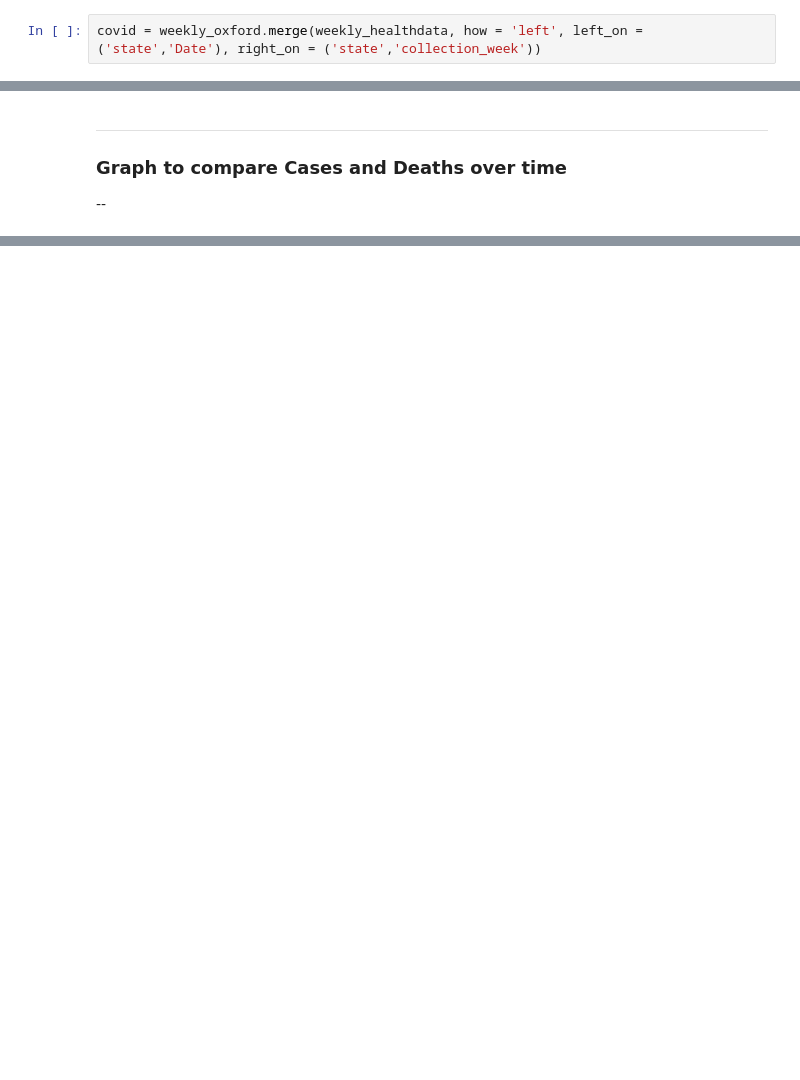
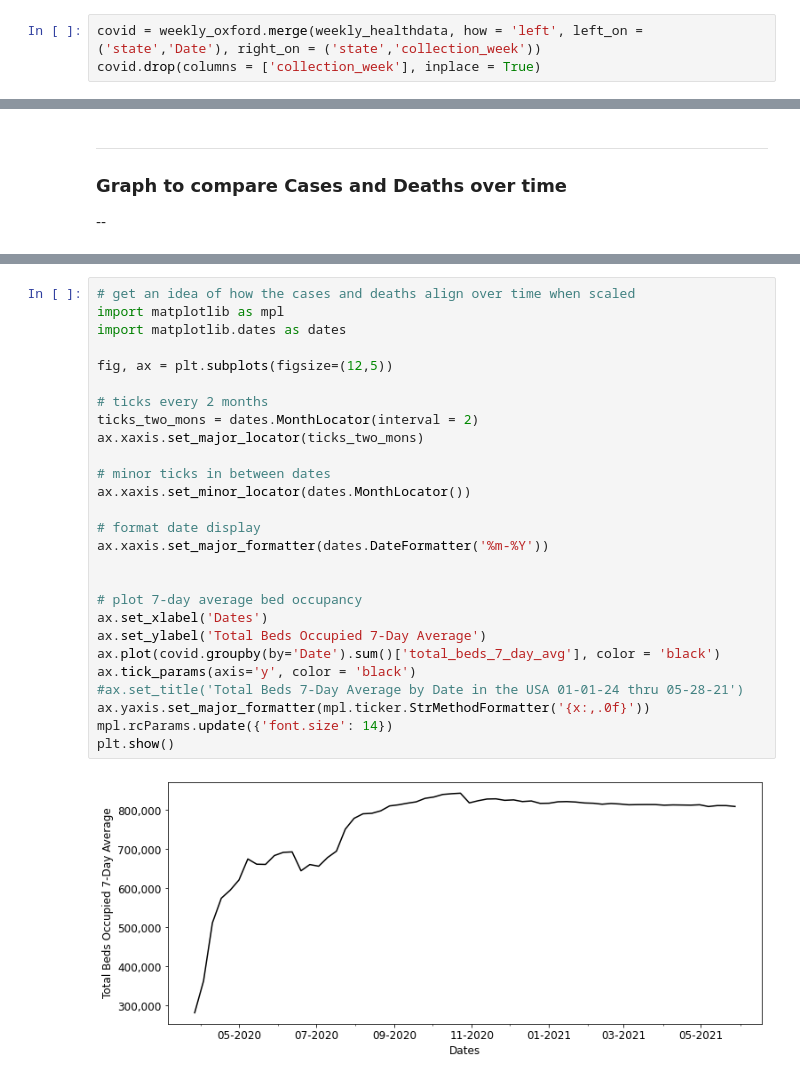
Before and after one commit to justinehly/covid_capstone, a Jupyter notebook: Python/Capstone A - COVID-19.ipynb, the cells around one changed output, grey strips where cells are left out. Saved outputs shown, nothing was run; the diff lists cells and outputs as text; blank space fills up the shorter version.

```diff
--- a/Python/Capstone A - COVID-19.ipynb
+++ b/Python/Capstone A - COVID-19.ipynb
@@ -562,6 +582,7 @@ dtype: datetime64[ns]
 ### <font color='yellow'>Start Dataset Merge</font>
 # %%
 covid = weekly_oxford.merge(weekly_healthdata, how = 'left', left_on = ('state','Date'), right_on = ('state','collection_week'))
+covid.drop(columns = ['collection_week'], inplace = True)
 # %%
 print(covid.shape)
 print(covid.isna().sum().sum())
@@ -706,0 +732,29 @@ oxford
+# %%
+# get an idea of how the cases and deaths align over time when scaled
+import matplotlib as mpl
+import matplotlib.dates as dates
+
+fig, ax = plt.subplots(figsize=(12,5))
+
+# ticks every 2 months
+ticks_two_mons = dates.MonthLocator(interval = 2)
+ax.xaxis.set_major_locator(ticks_two_mons)
+
+# minor ticks in between dates
+ax.xaxis.set_minor_locator(dates.MonthLocator())
+
+# format date display
+ax.xaxis.set_major_formatter(dates.DateFormatter('%m-%Y'))
+
+
+# plot 7-day average bed occupancy
+ax.set_xlabel('Dates')
+ax.set_ylabel('Total Beds Occupied 7-Day Average')
+ax.plot(covid.groupby(by='Date').sum()['total_beds_7_day_avg'], color = 'black')
+ax.tick_params(axis='y', color = 'black')
+#ax.set_title('Total Beds 7-Day Average by Date in the USA 01-01-24 thru 05-28-21')
+ax.yaxis.set_major_formatter(mpl.ticker.StrMethodFormatter('{x:,.0f}'))
+mpl.rcParams.update({'font.size': 14})
+plt.show()
+# %% [output]
+[figure, added]
```
Also changed, not shown: parts of 13 cells of this notebook, 2 other files.
